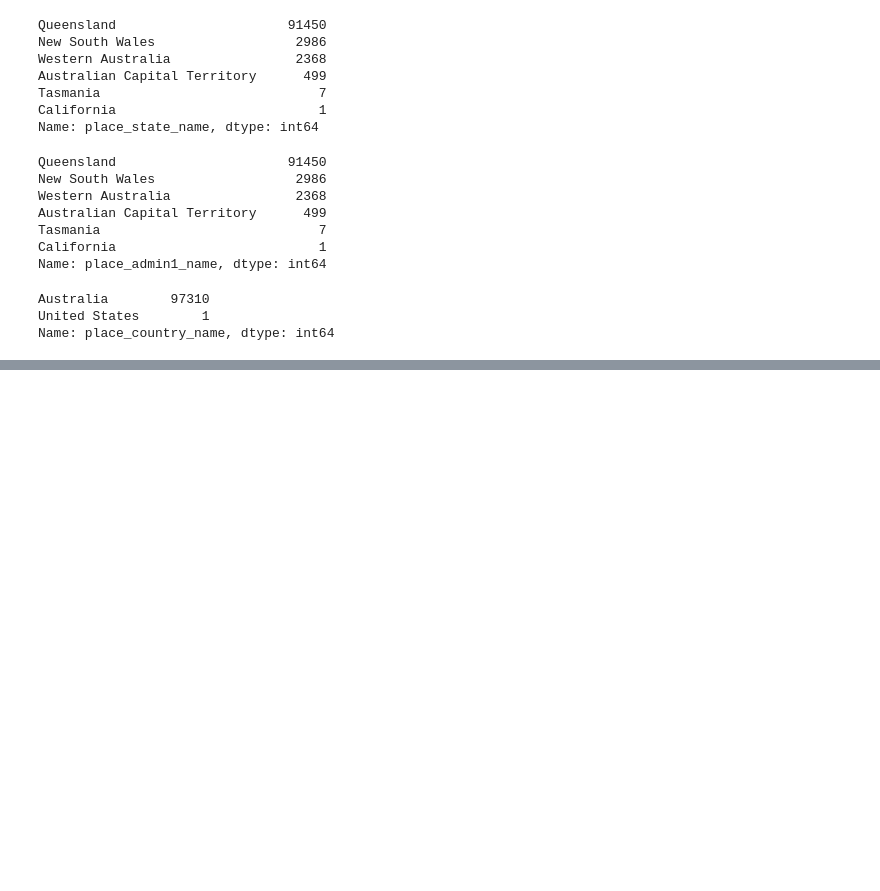
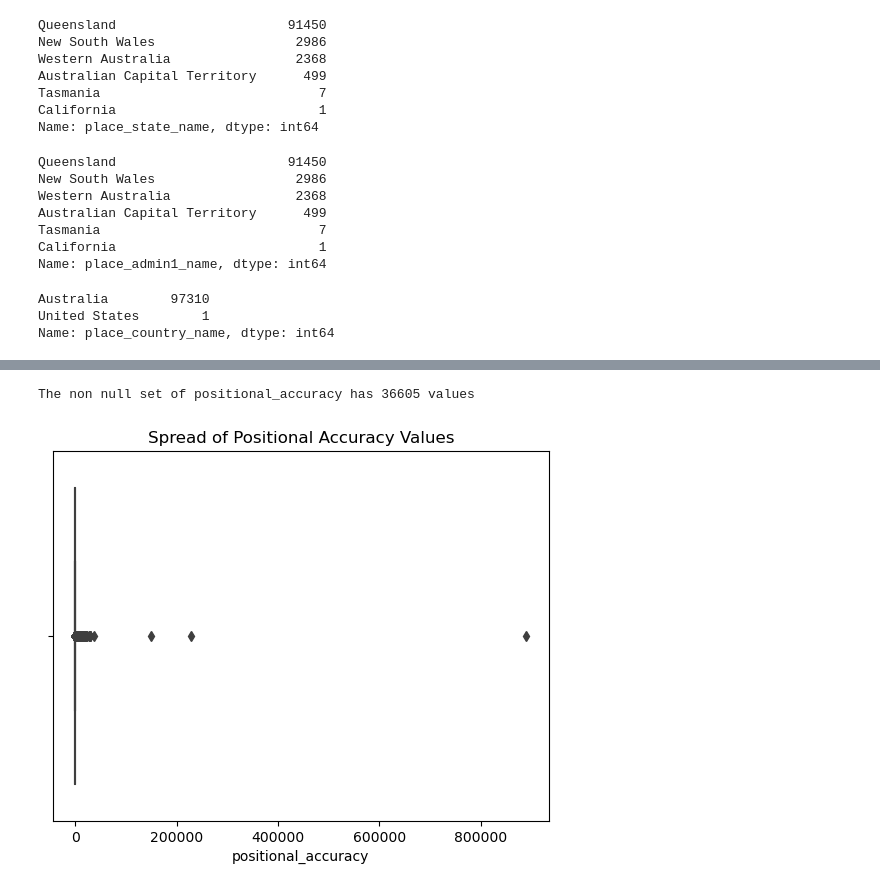
Before and after one commit to mccoolgrime/BrainStationCapstone, a Jupyter notebook: notebooks/01_data_cleaning.ipynb, the cells around one changed output, grey strips where cells are left out. Drawn from its saved outputs; the diff is of its cells as text; code cells hidden in the pictures; blank space fills up the shorter version.

```diff
--- a/notebooks/01_data_cleaning.ipynb
+++ b/notebooks/01_data_cleaning.ipynb
@@ -287,0 +338,8 @@ Name: place_country_name, dtype: int64
+# %%
+# boxplot of positional accuracy non null values
+PA_notnull = pd.DataFrame(data_gs[data_gs["positional_accuracy"].notnull()]["positional_accuracy"])
+sns.boxplot(x = "positional_accuracy", data = PA_notnull).set_title("Spread of Positional Accuracy Values")
+print(f'The non null set of positional_accuracy has {PA_notnull.shape[0]} values')
+# %% [output]
+The non null set of positional_accuracy has 36605 values
+[figure, added]
```
Also changed, not shown: parts of 28 cells of this notebook.
